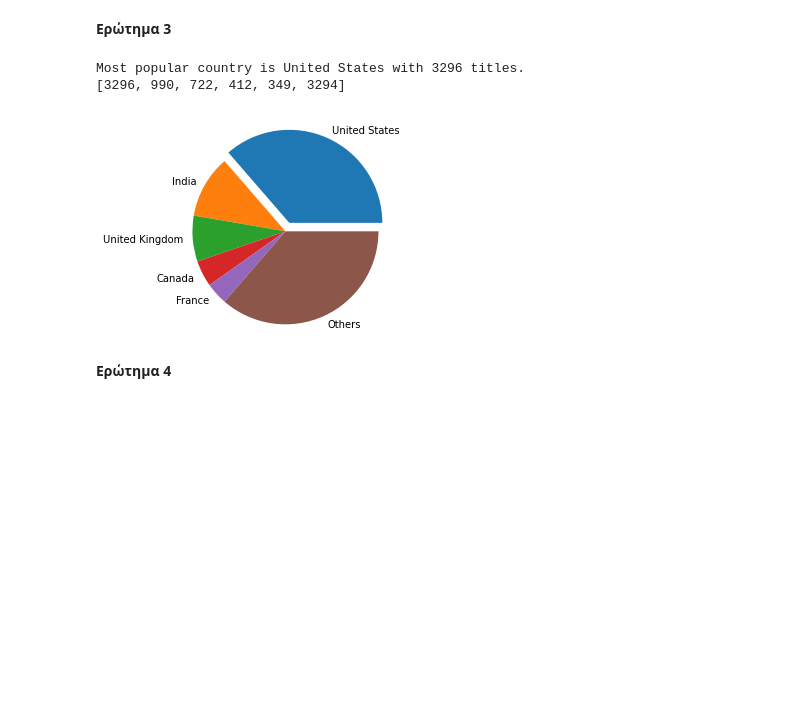
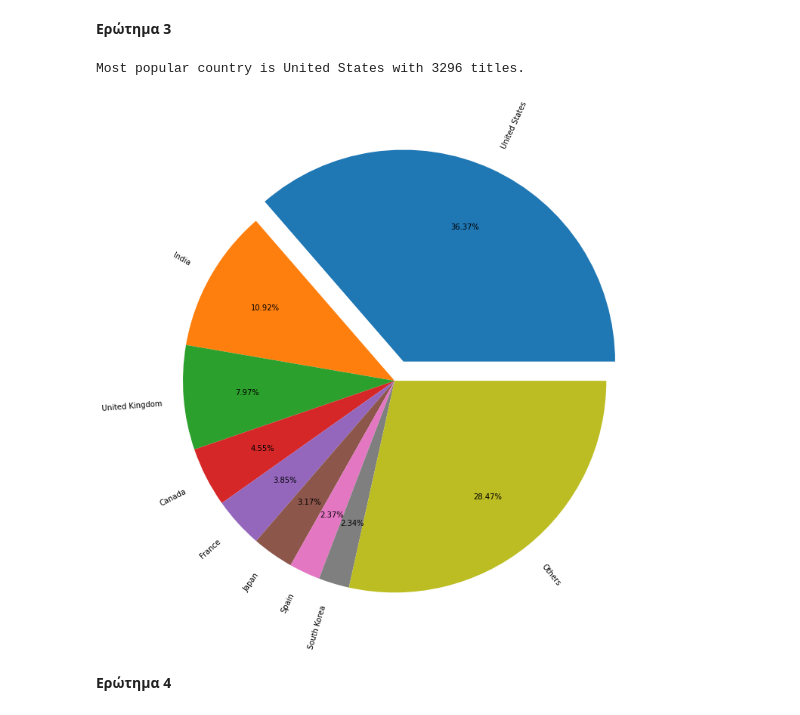
Before and after one commit to d-maniatakos/data-mining-assignment1, a Jupyter notebook: data_mining_assignment1.ipynb, the cells around one changed output. Drawn from its saved outputs; the diff is of its cells as text; code cells hidden in the pictures; blank space fills up the shorter version.

```diff
--- a/data_mining_assignment1.ipynb
+++ b/data_mining_assignment1.ipynb
@@ -5,9 +5,7 @@ import pandas as pd
 import matplotlib.pyplot as plt
 from matplotlib.pyplot import figure
 
-raw_netflix_data = pd.read_csv("netflix_titles.csv")
-#netflix_data = raw_netflix_data.dropna()
-netflix_data = raw_netflix_data
+netflix_data = pd.read_csv("netflix_titles.csv")
 netflix_data.head(10)
 # %% [output]
 |  | show_id | type | title | director | cast | country | date_added | release_year | rating | duration | ... |
@@ -63,42 +61,40 @@ def print_most_popular_country(df):
     for item in seperateCommas(c):
       if item not in titles_by_country.keys():
         titles_by_country[item] = 1
       else:
         titles_by_country[item] = titles_by_country[item] + 1
 
   most_popular_country = max(titles_by_country, key=titles_by_country.get)
   print("Most popular country is " + str(most_popular_country) + " with " + str(titles_by_country[most_popular_country]) + " titles.")
 
   countries_list = []
   titles_list = []
 
   for x, y in titles_by_country.items():
       countries_list.append(x)
       titles_list.append(y)
   zipped = list(zip(countries_list, titles_list))
   zipped = sorted(zipped,key=lambda val: -val[1])
 
   countries_list, titles_list = list(zip(*zipped))
   countries_list = list(countries_list)
   titles_list = list(titles_list)
 
-  countries_pie = countries_list[:5].copy()
-  titles_pie = titles_list[:5].copy()
-  explode = (0.1,0,0,0,0,0)
+  countries_pie = countries_list[:8].copy()
+  titles_pie = titles_list[:8].copy()
+  explode = (0.1,0,0,0,0,0,0,0,0)
 
   countries_pie.append('Others')
-  titles_pie.append(sum(titles_list[5:]))
-
-  print(titles_pie)
-  plt.pie(titles_pie, labels=countries_pie,explode=explode)
+  titles_pie.append(sum(titles_list[8:]))
+  figure(figsize=(14, 12))
+  plt.pie(titles_pie, labels=countries_pie,explode=explode, autopct='%.2f%%',pctdistance=0.7,rotatelabels=True,)
   plt.axis('equal')  # Equal aspect ratio ensures that pie is drawn as a circle.
   plt.show()
 
 print_most_popular_country(netflix_data)
 # %% [output]
 Most popular country is United States with 3296 titles.
-[3296, 990, 722, 412, 349, 3294]
-[figure, old version]
+[figure, new version]
 # %% [markdown]
 **Ερώτημα 4**
 # %%
```
Also changed, not shown: parts of 8 cells of this notebook.
